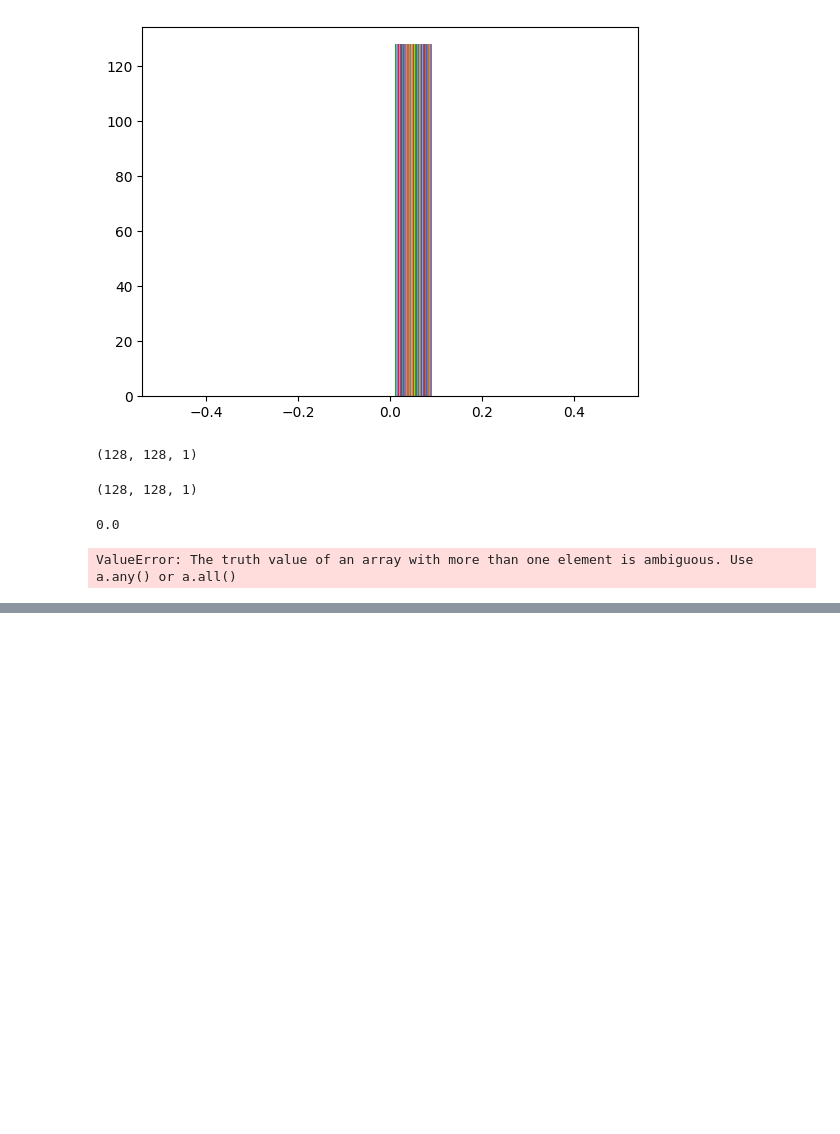
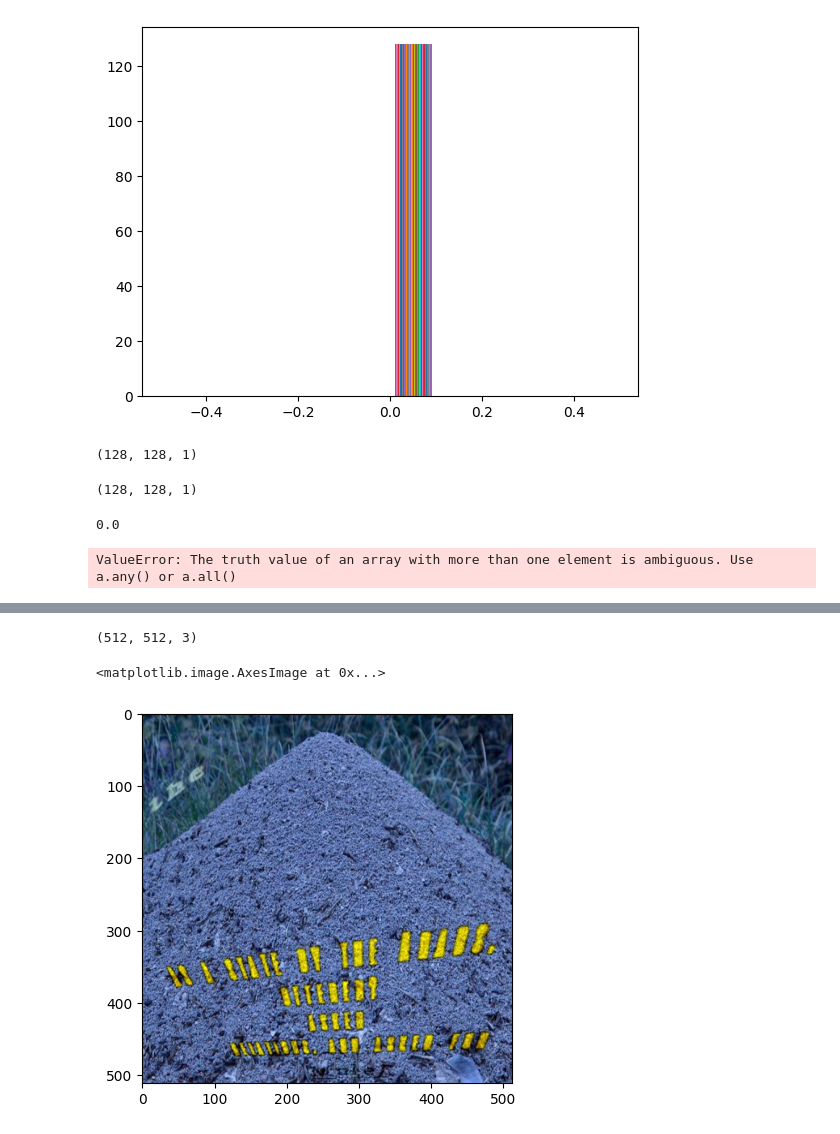
Before and after one commit to AliMoghtader/Implementation-of-OCR-system-on-extracting-information-from-Vietnamese-book-cover-images, a Jupyter notebook: main_model.ipynb, the cells around one changed output, grey strips where cells are left out. Drawn from its saved outputs; the diff is of its cells as text; code cells hidden in the pictures; blank space fills up the shorter version.

```diff
--- a/main_model.ipynb
+++ b/main_model.ipynb
@@ -867,0 +1252,9 @@ ValueError: The truth value of an array with more than one element is ambiguous.
+# %%
+image_resized.shape
+# %% [output]
+(512, 512, 3)
+# %%
+plt.imshow(image_resized)
+# %% [output]
+<matplotlib.image.AxesImage at 0x...>
+[figure, added]
```
Also changed, not shown: parts of 13 cells of this notebook, 1 other file.
